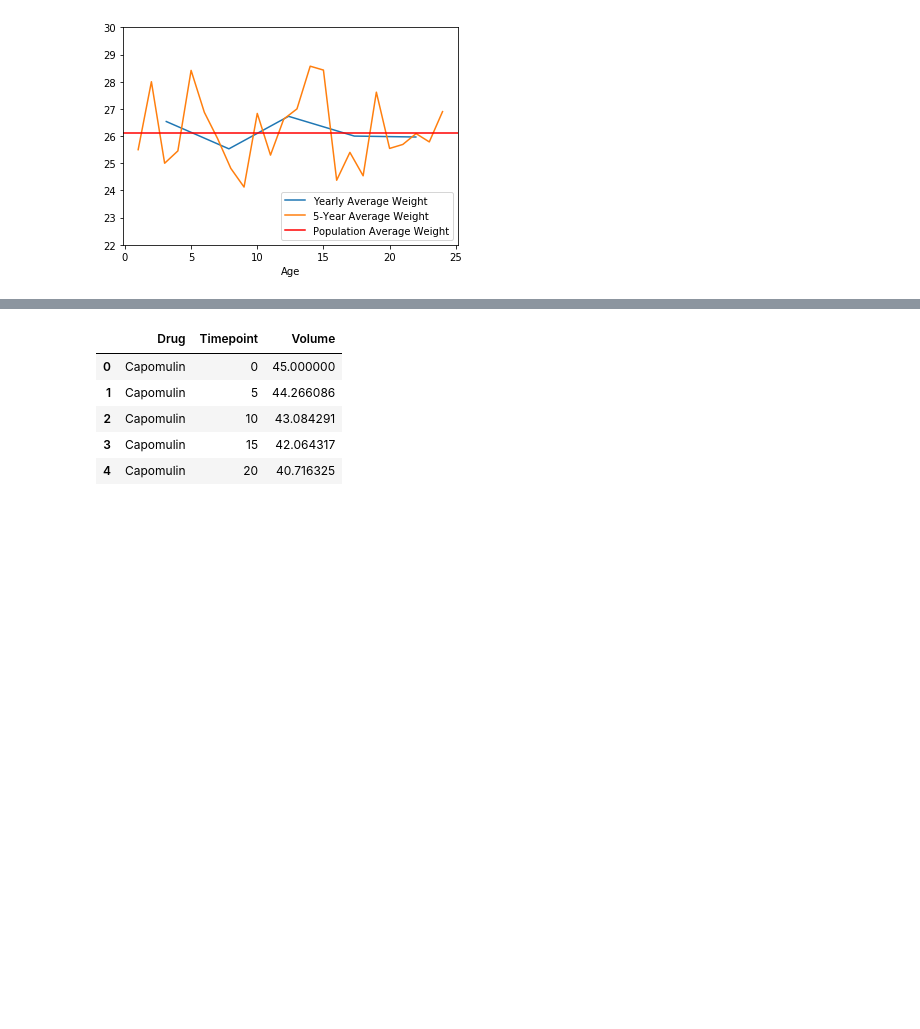
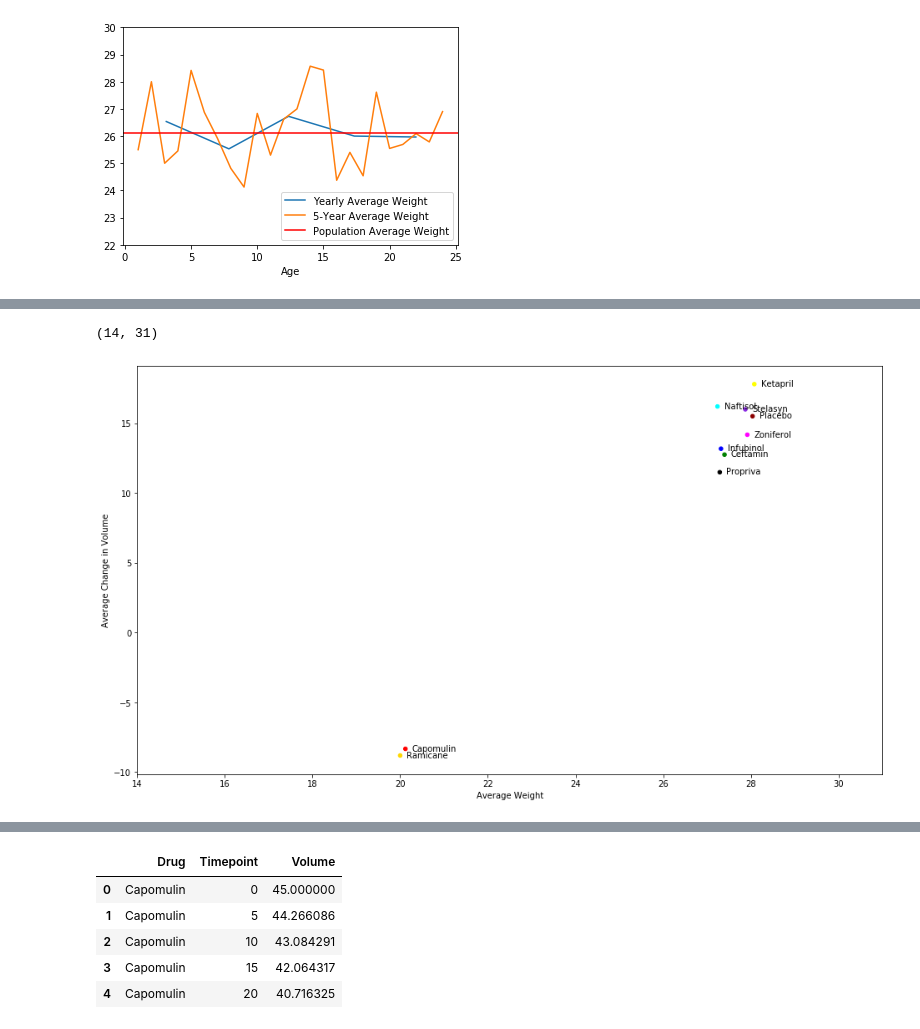
Before and after one commit to ejw-data/matplotlib-drug-eval, a Jupyter notebook: drug_analysis.ipynb, the cells around one changed output, grey strips where cells are left out. Saved outputs shown, nothing was run; the diff lists cells and outputs as text; code cells hidden in the pictures; blank space fills up the shorter version.

```diff
--- a/drug_analysis.ipynb
+++ b/drug_analysis.ipynb
@@ -296,0 +558,17 @@ for i in range(2):
+# %%
+mean_change_in_volume = last_datapoint.groupby('Drug').mean()
+ax = mean_change_in_volume.plot(kind='scatter', x='Weight', y='Change_in_Volume',c=mean_change_in_volume.reset_index()['Drug'].map(colors), figsize=(16,9))
+mean_change_in_volume.reset_index(inplace=True)
+
+# option one for adding labels
+# temp[["Weight", "Change_in_Volume", "Drug" ]].apply(lambda row:  ax.text(*row), axis=1);
+
+# option two for adding labels
+for i, txt in enumerate(temp["Drug"]):
+   ax.annotate(txt, (mean_change_in_volume['Weight'].iat[i]+0.15, mean_change_in_volume['Change_in_Volume'].iat[i]-0.15))
+plt.ylabel("Average Change in Volume")
+plt.xlabel("Average Weight")
+plt.xlim(14,31)
+# %% [output]
+(14, 31)
+[figure, added]
```
Also changed, not shown: parts of 39 cells of this notebook.
